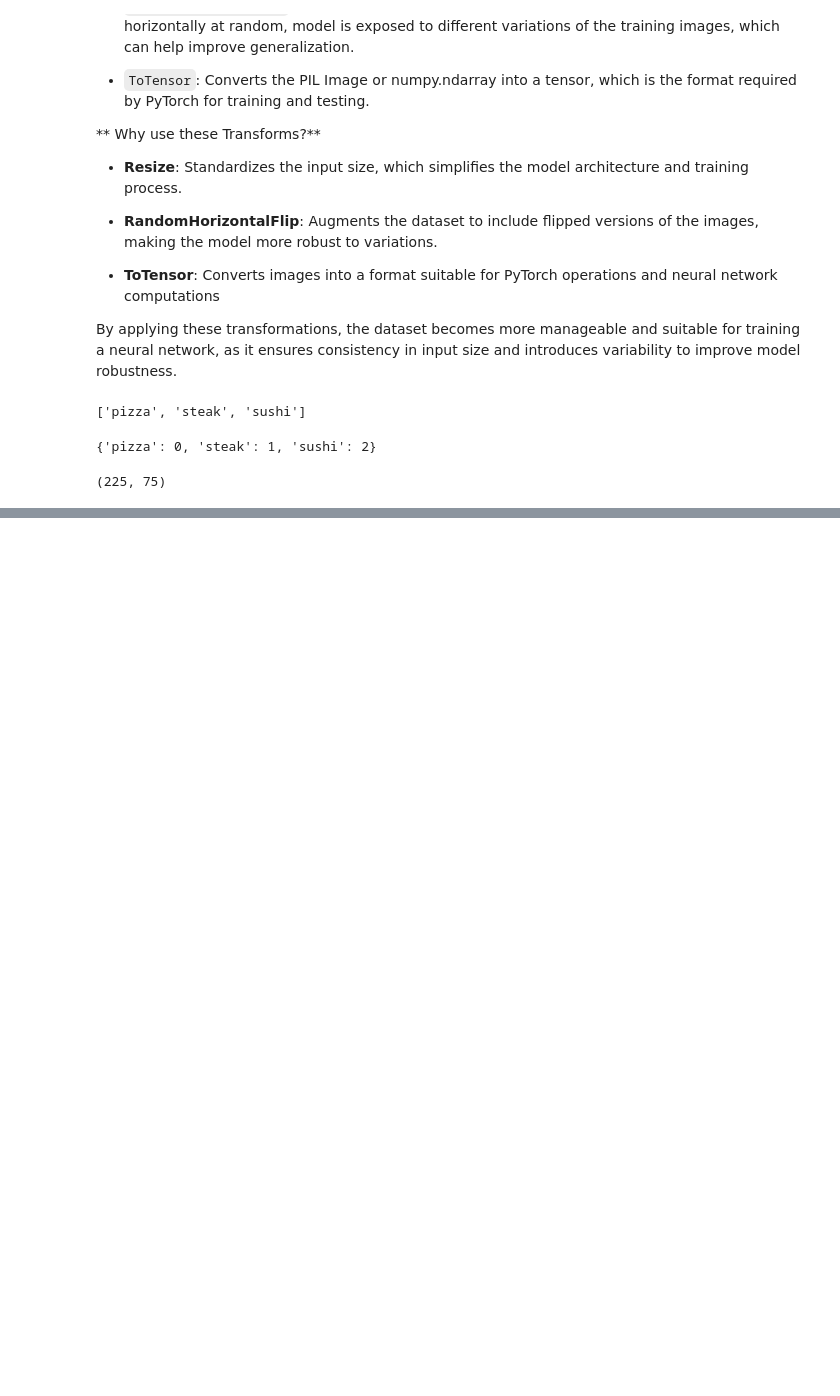
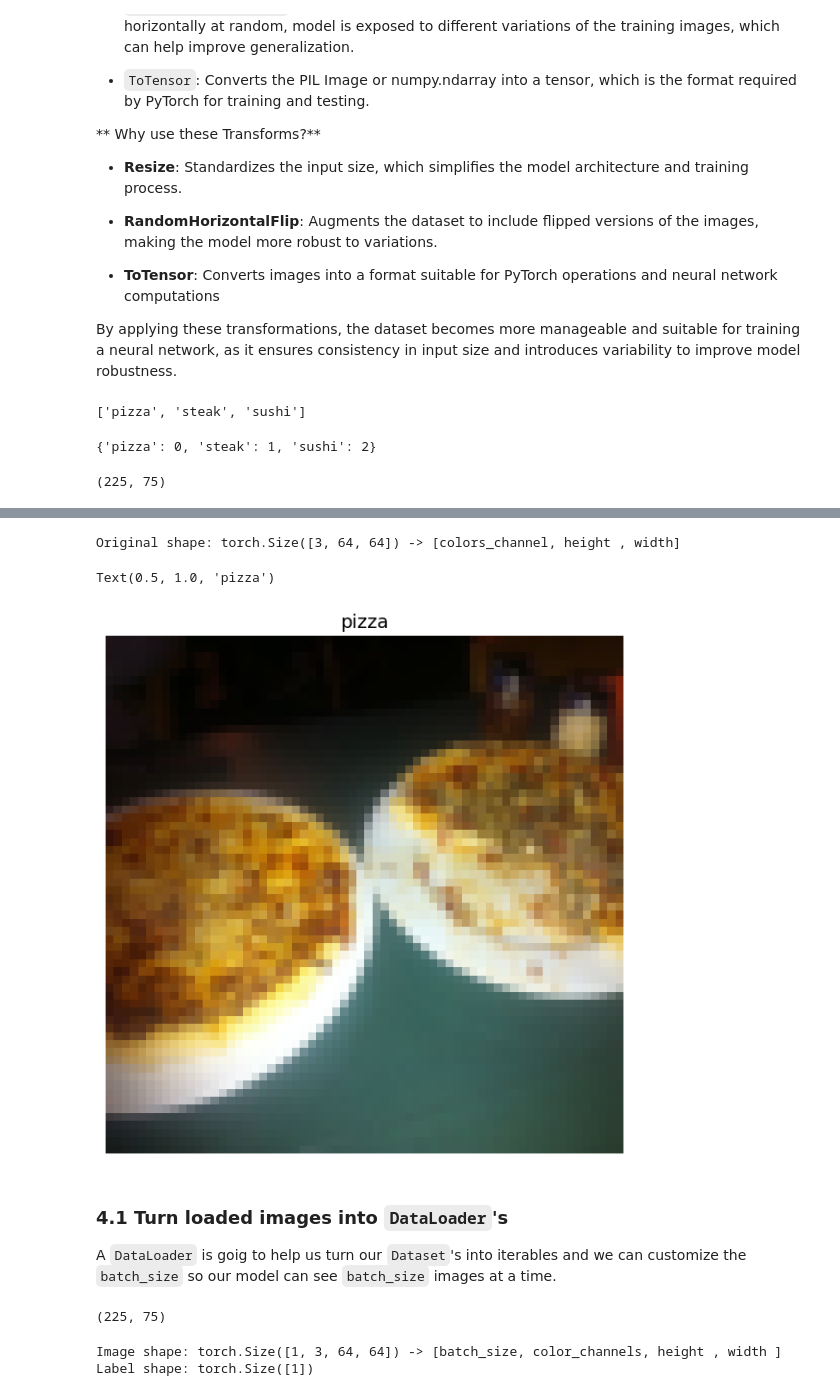
Before and after one commit to nabinyd/60-Days-of-learning, a Jupyter notebook: DLPT_05.ipynb, the cells around one changed output, grey strips where cells are left out. Saved outputs shown, nothing was run; the diff lists cells and outputs as text; code cells hidden in the pictures; blank space fills up the shorter version.

```diff
--- a/DLPT_05.ipynb
+++ b/DLPT_05.ipynb
@@ -331,0 +335,8 @@ len(train_data), len(test_data)
+# %%
+# Index on the train_data Dataset to get a single image label
+img, label=  train_data[0][0], train_data[0][1]
+print(f"Image tensor:\n {img}")
+print(f"Image shape: {img.shape}")
+print(f"Image datatype: {img.dtype}")
+print(f"Image label: {label}")
+print(f"label datatype: {type(label)}")
@@ -331,0 +361,47 @@ len(train_data), len(test_data)
+# %%
+# Rearrange the order dimensions
+img_permute = img.permute(1,2,0)
+
+# Print out different shapes
+print(f"Original shape: {img.shape} -> [colors_channel, height , width]")
+
+# plot the image
+plt.figure(figsize=(10,7))
+plt.imshow(img_permute)
+plt.axis("off")
+plt.title(class_names[label], fontsize=14)
+# %% [output]
+Original shape: torch.Size([3, 64, 64]) -> [colors_channel, height , width]
+Text(0.5, 1.0, 'pizza')
+[figure, added]
+# %% [markdown]
+### 4.1 Turn loaded images into `DataLoader`'s
+
+A `DataLoader` is goig to help us turn our `Dataset`'s into iterables and we can customize the `batch_size` so our model can see `batch_size` images at a time.
+# %%
+# Turn train and test datasets into DataLoader's
+from torch.utils.data import DataLoader
+BATCH_SIZE=1
+train_dataloader = DataLoader(dataset=train_data,
+                              batch_size=BATCH_SIZE,
+                              num_workers=1,
+                              shuffle=True)
+
+test_dataloader = DataLoader(dataset=test_data,
+                            batch_size=BATCH_SIZE,
+                            num_workers=1,
+                            shuffle=False)
+len(train_dataloader), len(test_dataloader)
+# %% [output]
+(225, 75)
+# %%
+img, label = next(iter(train_dataloader))
+
+
+# Batch size will now be 1, you can change the batch ize if you likee
+
+print(f"Image shape: {img.shape} -> [batch_size, color_channels, height , width ]")
+print(f"Label shape: {label.shape}")
+# %% [output]
+Image shape: torch.Size([1, 3, 64, 64]) -> [batch_size, color_channels, height , width ]
+Label shape: torch.Size([1])
```
Also changed, not shown: parts of 12 cells of this notebook.
